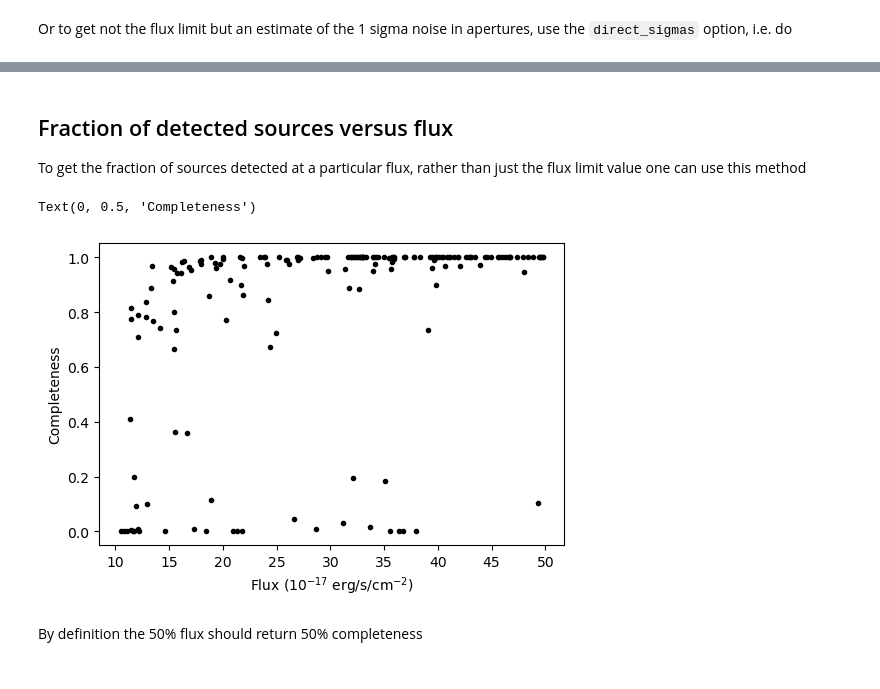
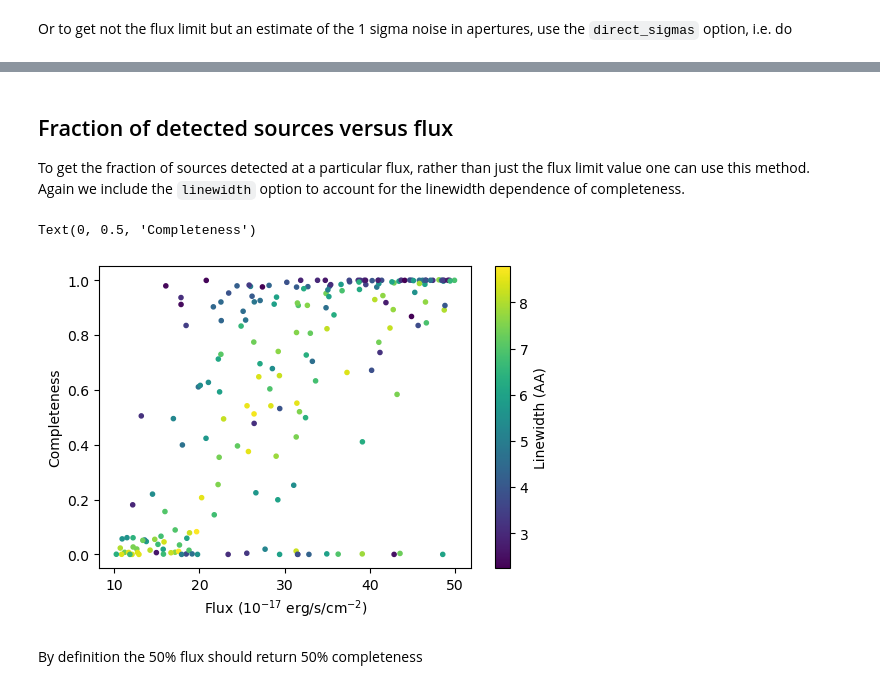
Before and after one commit to HETDEX/hetdex_api, a Jupyter notebook: notebooks/api-notebooks/16-Getting_Flux_Limits_From_The_API.ipynb, the cells around one changed output, grey strips where cells are left out. Drawn from its saved outputs; the diff is of its cells as text; code cells hidden in the pictures.

```diff
--- a/notebooks/api-notebooks/16-Getting_Flux_Limits_From_The_API.ipynb
+++ b/notebooks/api-notebooks/16-Getting_Flux_Limits_From_The_API.ipynb
@@ -53,11 +55,11 @@ We can use the `TangentPlane` object in the `ShotSensitivity` class to generate
 x = uniform(-600., 600.0, 2000)
 y = uniform(-600., 600.0, 2000)
 wave = uniform(3700, 5400, 2000)
-ra, dec = shot_sens_v1.tp.xy2raDec(x, y)
+ra, dec = shot_sens_v2.tp.xy2raDec(x, y)
 # %% [markdown]
 Find the flux at 50\% completeness.
 # %%
-f50 = shot_sens_v1.get_f50(ra, dec, wave, sncut)
+f50 = shot_sens_v2.get_f50(ra, dec, wave, sncut)
 # %% [markdown]
 Select points with sensible flux limits (i.e. falling in IFUs and not masked)
 # %%
@@ -77,9 +84,15 @@ plt.colorbar(label="50% Flux (10$^{-17}$ erg/s/cm$^2$)")
 # %%
 wls = linspace(3500.0, 5505.0, 100)
-print(flims[50])
-flims = shot_sens_v1.get_f50(ra[50]*ones(len(wls)), dec[50]*ones(len(wls)),
-                             wls, sncut)
-plt.plot(wls[flims < 999], 1e17*flims[flims < 999])
+
+
+for linewidth in [2.2, 4.4, 8.8]:
+    flims = shot_sens_v2.get_f50(ra[50]*ones(len(wls)), dec[50]*ones(len(wls)),
+                                 wls, sncut, linewidth=linewidth*ones(len(wls)))
+    plt.plot(wls[flims < 999], 1e17*flims[flims < 999],
+            label="Linewidth={:2.1f} A".format(linewidth))
+
+
+plt.legend(frameon = False)
 plt.xlabel("Wavelength (A)", fontsize=15.0)
 plt.ylabel("Flux limit ($10^{-17}$ erg/s/cm$^2$)", fontsize=15.0)
 # %% [output]
@@ -112,19 +127,22 @@ array([2.25182710e-17, 1.25893340e-16, 2.11942009e-17, 2.34990408e-17,
 # %% [markdown]
 ## Fraction of detected sources versus flux
 
-To get the fraction of sources detected at a particular flux, rather than just the flux limit value one can use this method
+To get the fraction of sources detected at a particular flux, rather than just the flux limit value one can use this method. Again we include the `linewidth` option to account for the linewidth dependence of completeness.
+# %%
+fluxes = uniform(1e-16, 5e-16, len(ra))
+linewidth = uniform(2.2, 8.8, len(ra))
+# Flux (cgs) RA DEC (in degrees) Wavelength (Angstrom), linewidth (Angstrom)
+compl = shot_sens_v2.return_completeness(fluxes, ra, dec, wave, sncut,
+                                         linewidth = linewidth)
 # %%
-# Flux (cgs) RA DEC (in degrees) Wavelength (Angstrom)
-fluxes = uniform(1e-16, 5e-16, len(ra))
-compl = shot_sens_v1.return_completeness(fluxes, ra, dec, wave, sncut)
-
 plt.figure(dpi=100)
-plt.plot(fluxes*1e17, compl, "k.")
+ax = plt.scatter(fluxes*1e17, compl, marker=".", c=linewidth)
+plt.colorbar(ax, label="Linewidth (AA)")
 plt.xlabel("Flux (10$^{-17}$ erg/s/cm$^{-2}$)")
 plt.ylabel("Completeness")
 # %% [output]
 Text(0, 0.5, 'Completeness')
-[figure, old version]
+[figure, new version]
 # %% [markdown]
 By definition the 50\% flux should return 50\% completeness
 # %%
```
Also changed, not shown: parts of 56 cells of this notebook, 4 other files.
